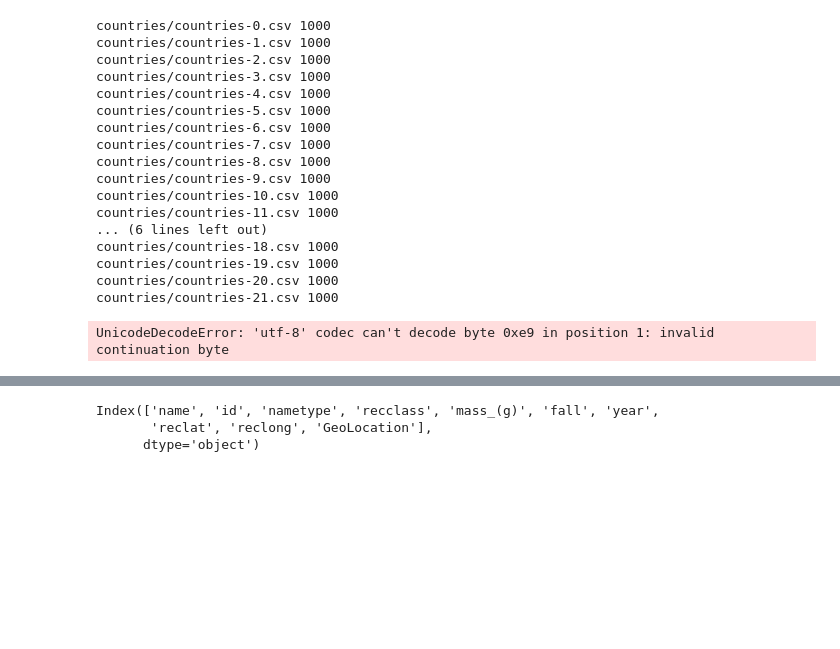
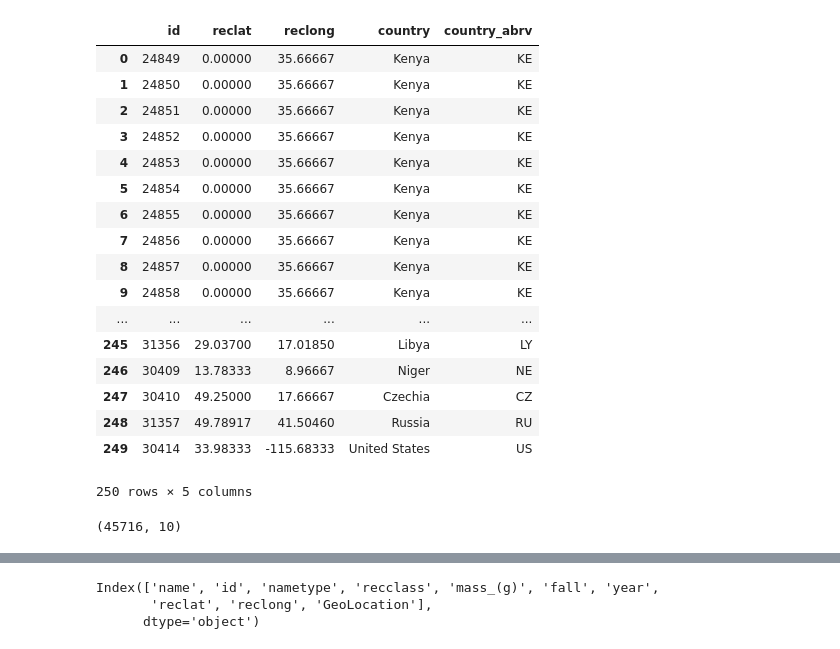
Before and after one commit to QED0711/nasa-meteorite-analysis, a Jupyter notebook: quinn-exploration-meteor.ipynb, the cells around one changed output, grey strips where cells are left out. Drawn from its saved outputs; the diff is of its cells as text; code cells hidden in the pictures; blank space fills up the shorter version.

Commit message:
countries master csv complete

```diff
--- a/quinn-exploration-meteor.ipynb
+++ b/quinn-exploration-meteor.ipynb
@@ -3,25 +3,9 @@ import numpy as np
 import pandas as pd
 import pandas_profiling
 # %%
-for i in range(24):
+df = pd.read_csv("countries/countries-1.csv")
+for i in range(25):
     file = f"countries/countries-{i}.csv"
-    print(file, pd.read_csv(file).shape[0])
+    df = pd.concat((df, pd.read_csv(file)))
+
+#     print(file, pd.read_csv(file).shape[0])
-# %% [output]
-countries/countries-0.csv 1000
-countries/countries-1.csv 1000
-countries/countries-2.csv 1000
-countries/countries-3.csv 1000
-countries/countries-4.csv 1000
-countries/countries-5.csv 1000
-countries/countries-6.csv 1000
-countries/countries-7.csv 1000
-countries/countries-8.csv 1000
-countries/countries-9.csv 1000
-countries/countries-10.csv 1000
-countries/countries-11.csv 1000
-... (6 lines left out)
-countries/countries-18.csv 1000
-countries/countries-19.csv 1000
-countries/countries-20.csv 1000
-countries/countries-21.csv 1000
-UnicodeDecodeError: 'utf-8' codec can't decode byte 0xe9 in position 1: invalid continuation byte
@@ -28,5 +14,29 @@ UnicodeDecodeError: 'utf-8' codec can't decode byte 0xe9 in position 1: invalid
+# %%
+pd.read_csv("countries/countries-24.csv")
+# %% [output]
+|  | id | reclat | reclong | country | country_abrv |
+| 0 | 24849 | 0.00000 | 35.66667 | Kenya | KE |
+| 1 | 24850 | 0.00000 | 35.66667 | Kenya | KE |
+| 2 | 24851 | 0.00000 | 35.66667 | Kenya | KE |
+| 3 | 24852 | 0.00000 | 35.66667 | Kenya | KE |
+| 4 | 24853 | 0.00000 | 35.66667 | Kenya | KE |
+| 5 | 24854 | 0.00000 | 35.66667 | Kenya | KE |
+| 6 | 24855 | 0.00000 | 35.66667 | Kenya | KE |
+| 7 | 24856 | 0.00000 | 35.66667 | Kenya | KE |
+| 8 | 24857 | 0.00000 | 35.66667 | Kenya | KE |
+| 9 | 24858 | 0.00000 | 35.66667 | Kenya | KE |
+| ... | ... | ... | ... | ... | ... |
+| 245 | 31356 | 29.03700 | 17.01850 | Libya | LY |
+| 246 | 30409 | 13.78333 | 8.96667 | Niger | NE |
+| 247 | 30410 | 49.25000 | 17.66667 | Czechia | CZ |
+| 248 | 31357 | 49.78917 | 41.50460 | Russia | RU |
+| 249 | 30414 | 33.98333 | -115.68333 | United States | US |
+250 rows × 5 columns
 # %%
 df = pd.read_csv("Meteorite_Landings.csv")
+df.shape
+# %% [output]
+(45716, 10)
 # %%
 pandas_profiling.ProfileReport(df)
 # %% [output]
```
Also changed, not shown: parts of 1 cell of this notebook, 3 other files.
